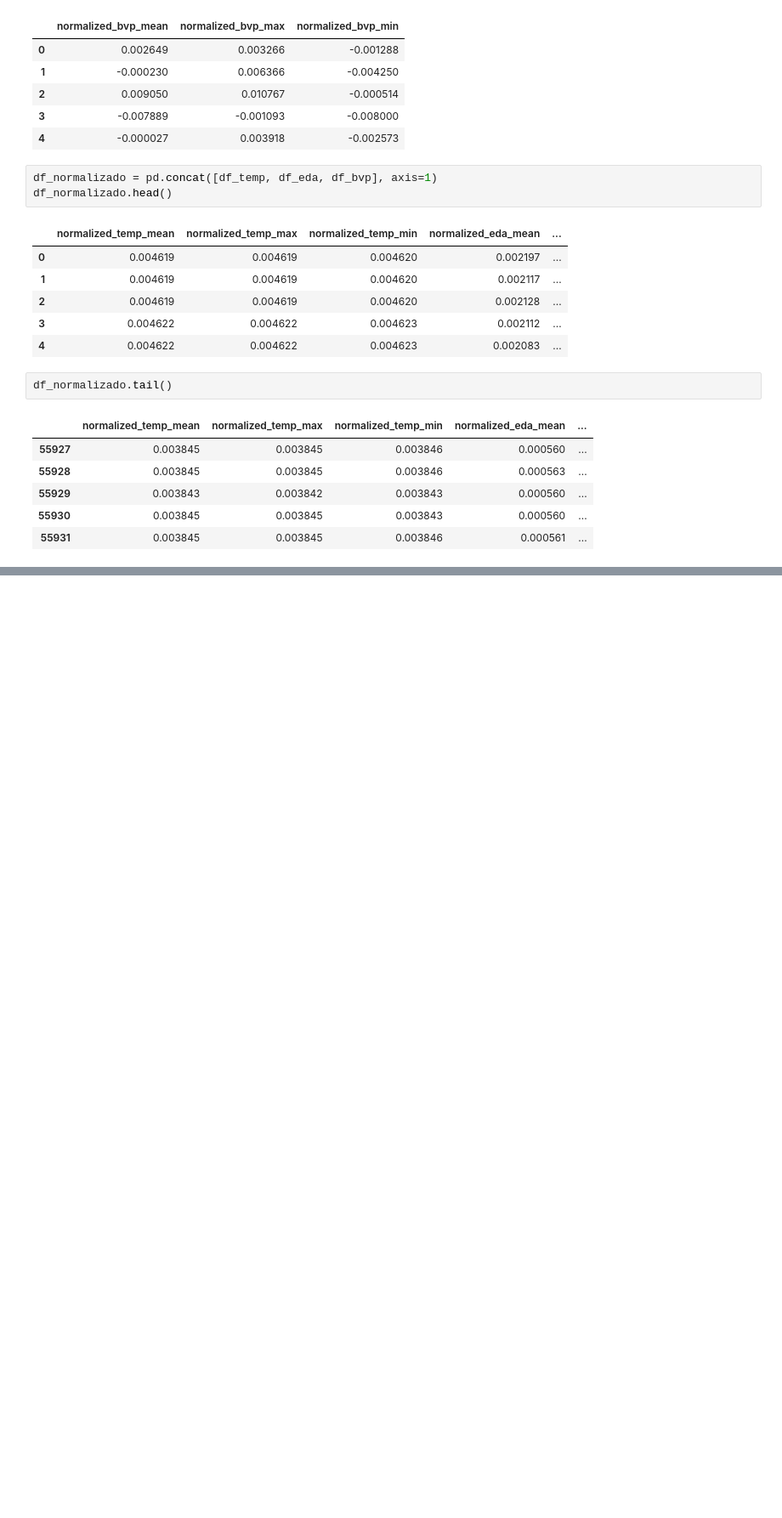
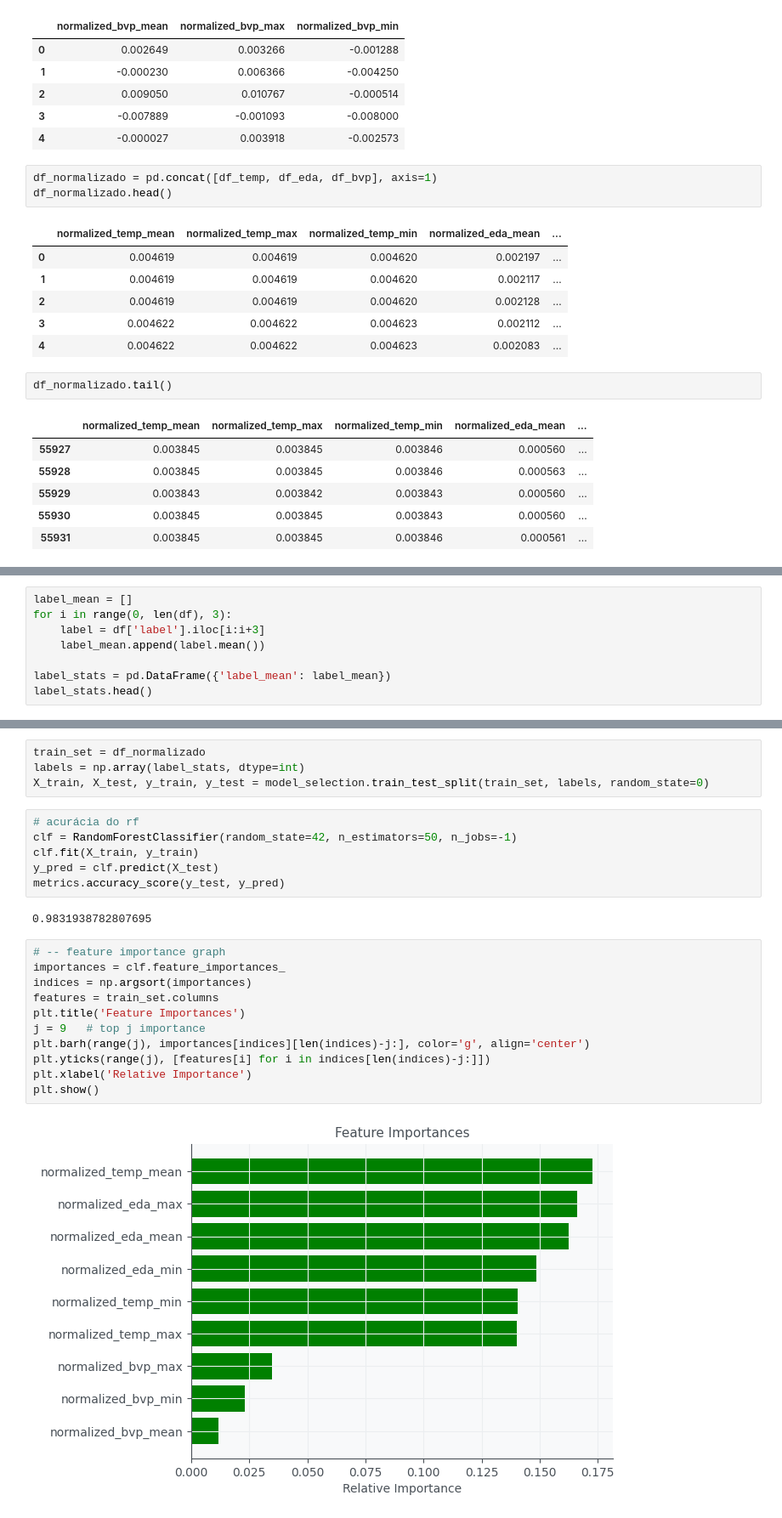
Before and after one commit to luizacastilho/XAI_STRESS, a Jupyter notebook: WESAD/analysiswesad.ipynb, the cells around one changed output, grey strips where cells are left out. Shown: that part at 85% size. Cells and saved outputs as stored; diff of their text form; blank space fills up the shorter version.

```diff
--- a/WESAD/analysiswesad.ipynb
+++ b/WESAD/analysiswesad.ipynb
@@ -342,0 +331,8 @@ df_normalizado.tail()
+# %%
+label_mean = []
+for i in range(0, len(df), 3):
+    label = df['label'].iloc[i:i+3]
+    label_mean.append(label.mean())
+
+label_stats = pd.DataFrame({'label_mean': label_mean})
+label_stats.head()
@@ -342,0 +355,25 @@ df_normalizado.tail()
+# %%
+train_set = df_normalizado
+labels = np.array(label_stats, dtype=int)
+X_train, X_test, y_train, y_test = model_selection.train_test_split(train_set, labels, random_state=0)
+# %%
+# acurácia do rf
+clf = RandomForestClassifier(random_state=42, n_estimators=50, n_jobs=-1)
+clf.fit(X_train, y_train)
+y_pred = clf.predict(X_test)
+metrics.accuracy_score(y_test, y_pred)
+# %% [output]
+0.9831938782807695
+# %%
+# -- feature importance graph
+importances = clf.feature_importances_
+indices = np.argsort(importances)
+features = train_set.columns
+plt.title('Feature Importances')
+j = 9   # top j importance
+plt.barh(range(j), importances[indices][len(indices)-j:], color='g', align='center')
+plt.yticks(range(j), [features[i] for i in indices[len(indices)-j:]])
+plt.xlabel('Relative Importance')
+plt.show()
+# %% [output]
+[figure, added]
```
Also changed, not shown: parts of 12 cells of this notebook.
